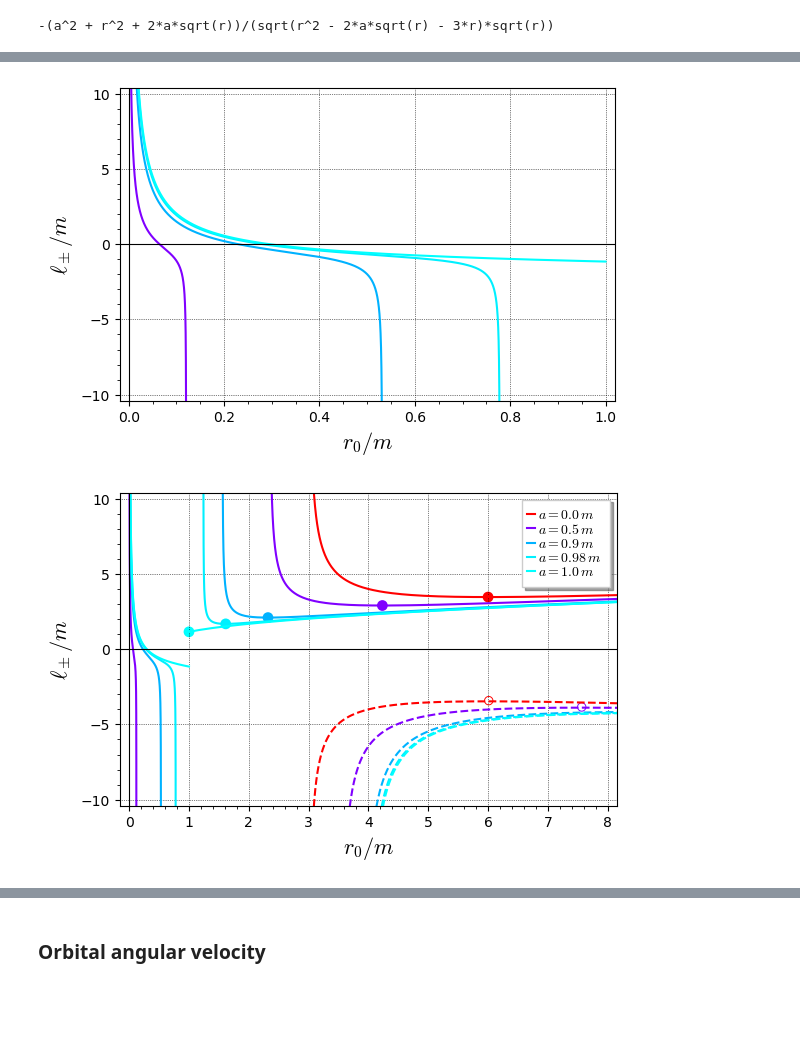
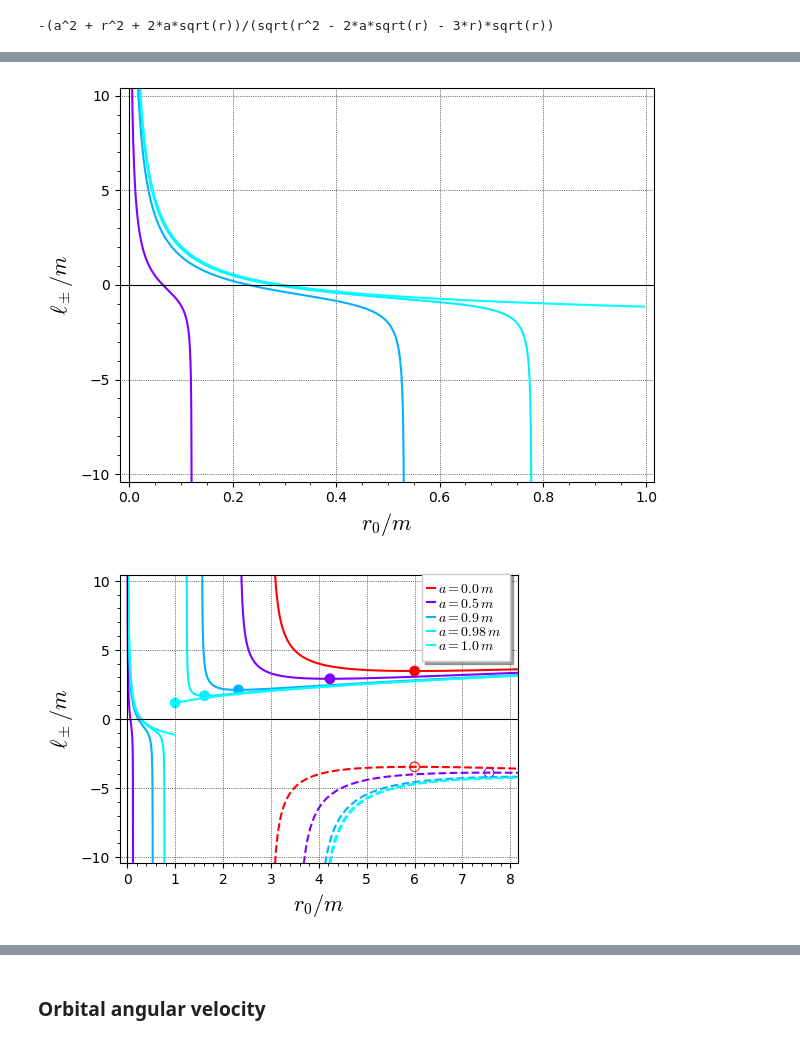
Before and after one commit to egourgoulhon/BHLectures, a Jupyter notebook: sage/Kerr_circular_orbits.ipynb, the cells around one changed output, grey strips where cells are left out. Drawn from its saved outputs; the diff is of its cells as text; code cells hidden in the pictures; blank space fills up the shorter version.

```diff
--- a/sage/Kerr_circular_orbits.ipynb
+++ b/sage/Kerr_circular_orbits.ipynb
@@ -196,13 +196,13 @@ g.save('gek_eps_circ_orb_zoom.pdf', xmin=4, xmax=r_max, ymin=0.91, ymax=1.03)
 # %%
 g = Graphics()
 for a1 in al[1:]:
     g += plot(l_p(a1, r), (r, 0.001, rs(a1)), color=hue(a1/ah),
               linestyle='-', thickness=1.5,
               axes_labels=[r"$r_0/m$", r"$\ell_\pm/m$"],
               frame=True, gridlines=True, axes=True)
-show(g, ymin=-10, ymax=10)
+g.show(ymin=-10, ymax=10)
 # %% [output]
-[figure, old version]
+[figure, new version]
 # %%
 for a1 in al:
     g += plot(l_p(a1, r), (r, 1.001*r_min_p(a1), r_max), color=hue(a1/ah),
@@ -215,6 +215,8 @@ for a1 in al:
     ri = r_isco_m(a1)
     if ri < r_max:
         g += point((ri, l_m(a1, ri)), color=hue(a1/ah), marker=r'$\circ$', size=60)
-show(g, xmax=8, ymin=-10, ymax=10)
+g.set_legend_options(loc=(0.76, 0.7))
+g.show(xmax=8, ymin=-10, ymax=10, figsize=5)
+g.save('gek_ell_circ_orb.pdf', xmax=8, ymin=-10, ymax=10, figsize=5)
 # %% [output]
-[figure, old version]
+[figure, new version]
```
Also changed, not shown: parts of 46 cells of this notebook, 16 other files.
